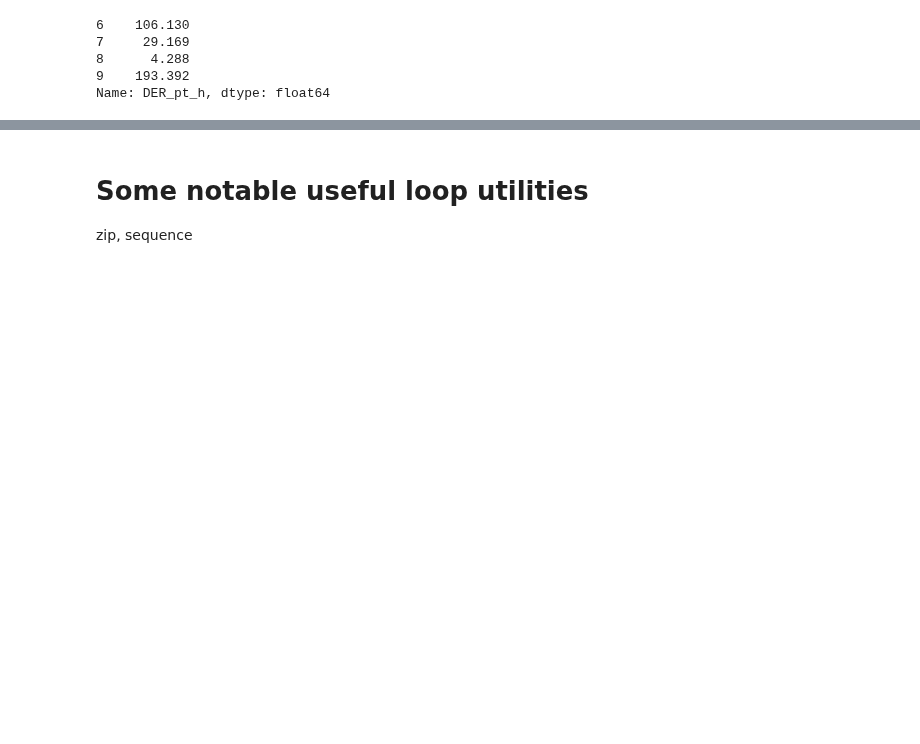
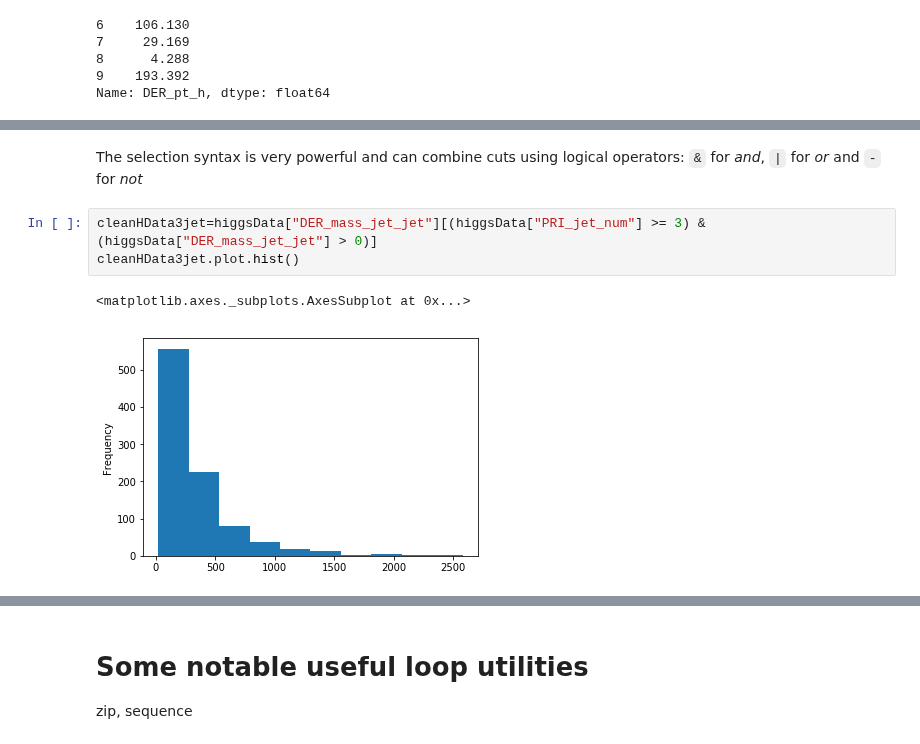
Before and after one commit to graeme-a-stewart/python-introduction, a Jupyter notebook: presentation-insights.ipynb, the cells around one changed output, grey strips where cells are left out. Drawn from its saved outputs; the diff is of its cells as text; blank space fills up the shorter version.

```diff
--- a/presentation-insights.ipynb
+++ b/presentation-insights.ipynb
@@ -1289,0 +1340,8 @@ Name: DER_pt_h, dtype: float64
+# %% [markdown]
+The selection syntax is very powerful and can combine cuts using logical operators: `&` for *and*, `|` for *or* and `-` for *not*
+# %%
+cleanHData3jet=higgsData["DER_mass_jet_jet"][(higgsData["PRI_jet_num"] >= 3) & (higgsData["DER_mass_jet_jet"] > 0)]
+cleanHData3jet.plot.hist()
+# %% [output]
+<matplotlib.axes._subplots.AxesSubplot at 0x...>
+[figure, added]
```
Also changed, not shown: parts of 16 cells of this notebook.
